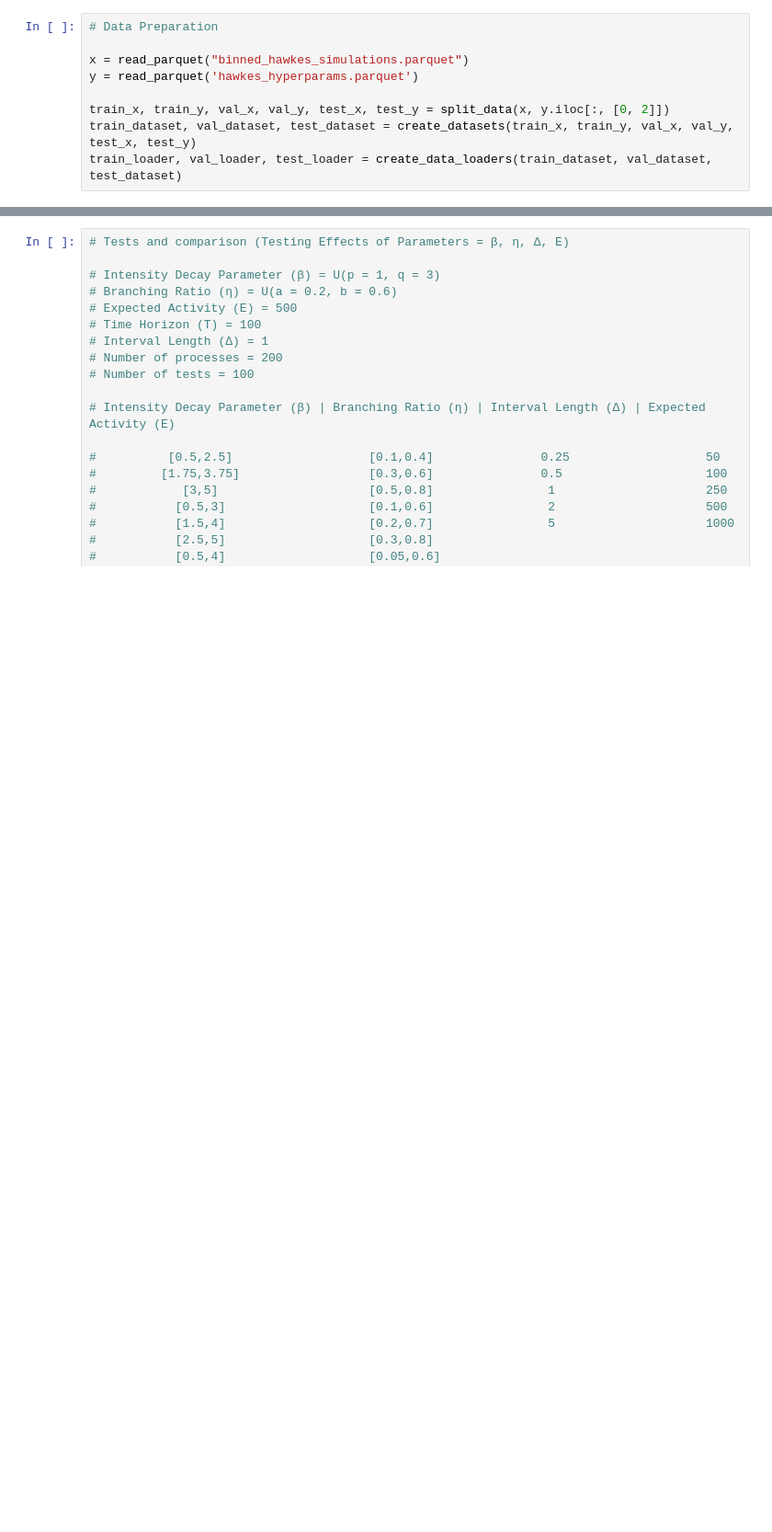
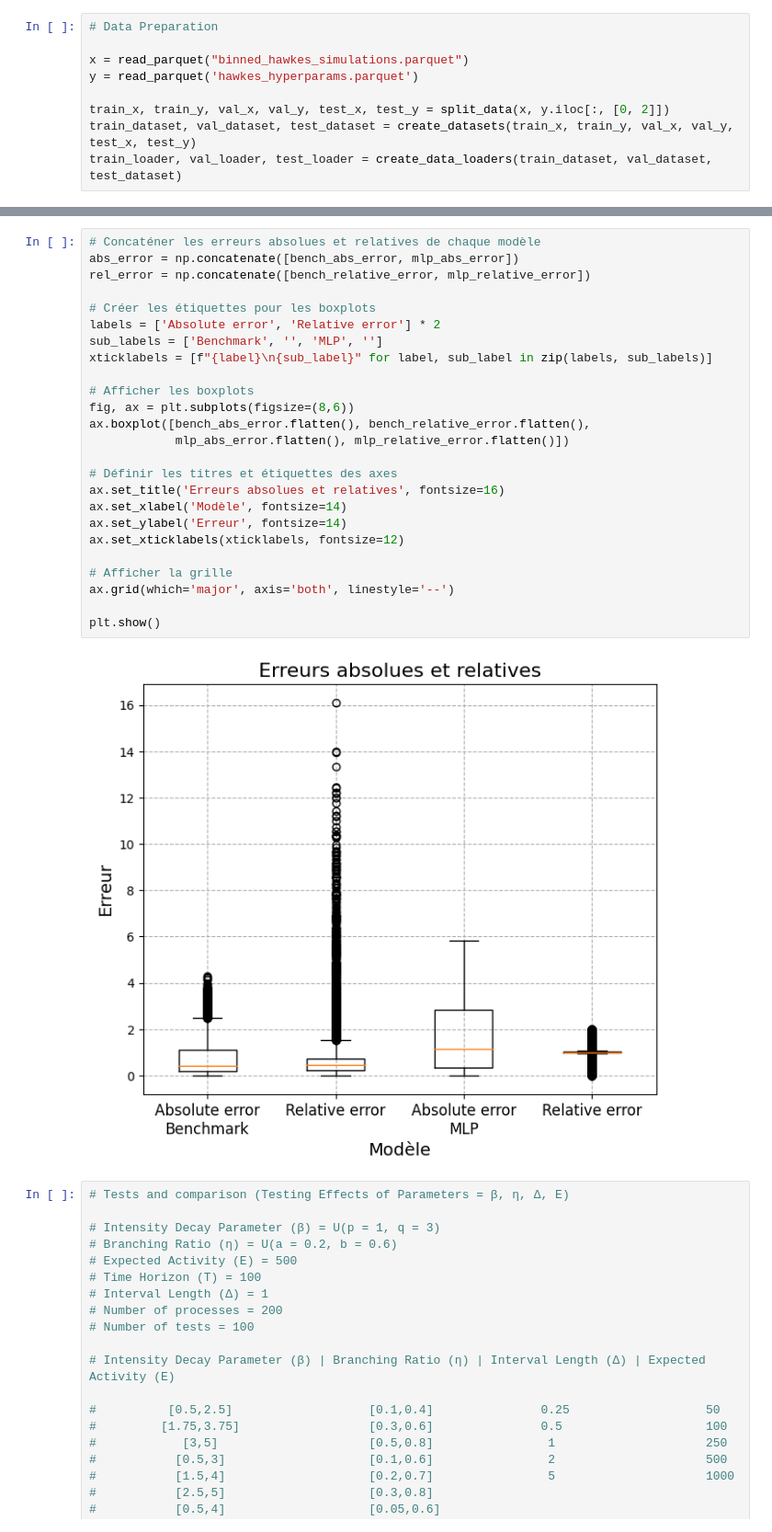
Before and after one commit to Lawisss/DL_HAWKES_PROCESS_ESTIMATION, a Jupyter notebook: src/tutorial.ipynb, the cells around one changed output, grey strips where cells are left out. Shown at 92% size. Drawn from its saved outputs; the diff is of its cells as text; blank space fills up the shorter version.

```diff
--- a/src/tutorial.ipynb
+++ b/src/tutorial.ipynb
@@ -103,3 +151,30 @@ The tensorboard extension is already loaded. To reload it, use:
+# %%
+# Concaténer les erreurs absolues et relatives de chaque modèle
+abs_error = np.concatenate([bench_abs_error, mlp_abs_error])
+rel_error = np.concatenate([bench_relative_error, mlp_relative_error])
+
+# Créer les étiquettes pour les boxplots
+labels = ['Absolute error', 'Relative error'] * 2
+sub_labels = ['Benchmark', '', 'MLP', '']
+xticklabels = [f"{label}\n{sub_label}" for label, sub_label in zip(labels, sub_labels)]
+
+# Afficher les boxplots
+fig, ax = plt.subplots(figsize=(8,6))
+ax.boxplot([bench_abs_error.flatten(), bench_relative_error.flatten(),
+            mlp_abs_error.flatten(), mlp_relative_error.flatten()])
+
+# Définir les titres et étiquettes des axes
+ax.set_title('Erreurs absolues et relatives', fontsize=16)
+ax.set_xlabel('Modèle', fontsize=14)
+ax.set_ylabel('Erreur', fontsize=14)
+ax.set_xticklabels(xticklabels, fontsize=12)
+
+# Afficher la grille
+ax.grid(which='major', axis='both', linestyle='--')
+
+plt.show()
+# %% [output]
+[figure, added]
 # %%
 # Tests and comparison (Testing Effects of Parameters = β, η, ∆, E)
 
```
Also changed, not shown: parts of 6 cells of this notebook, 7 other files.
